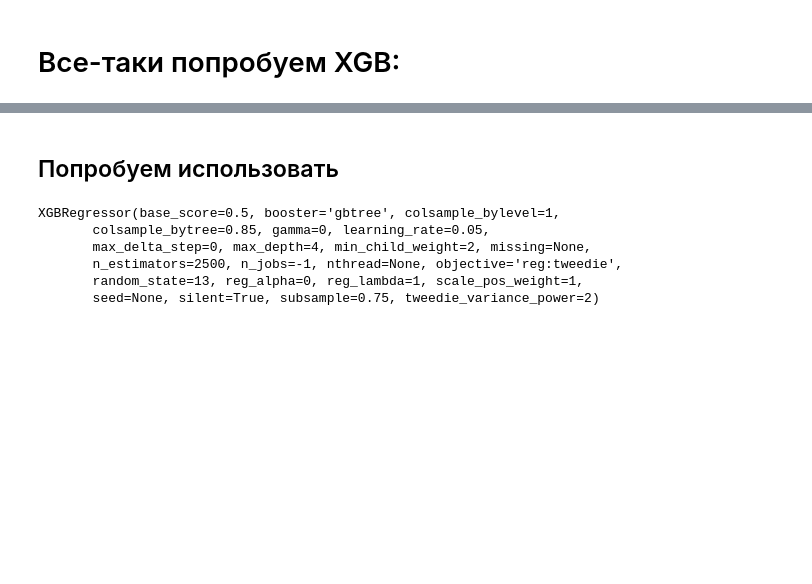
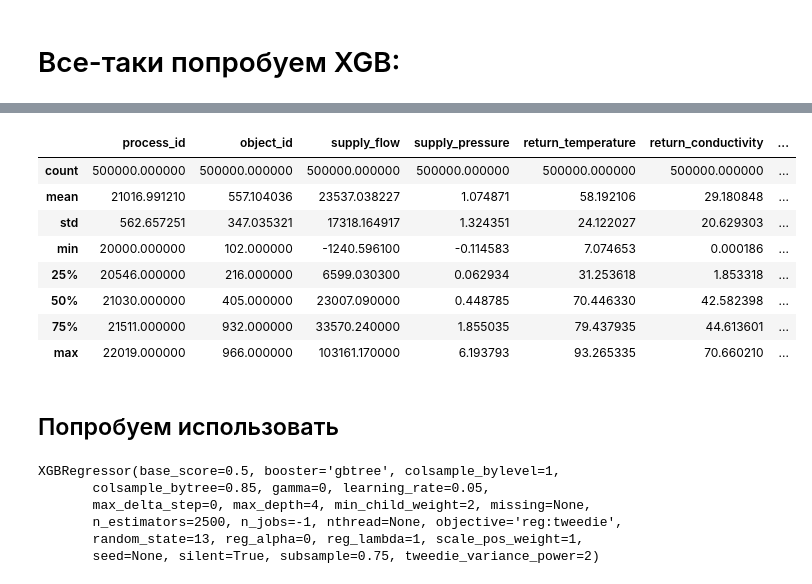
Before and after one commit to paniquex/MSU_2course_selection, a Jupyter notebook: first_task/Untitled.ipynb, the cells around one changed output, grey strips where cells are left out. Cells and saved outputs as stored; diff of their text form; code cells hidden in the pictures; blank space fills up the shorter version.

```diff
--- a/first_task/Untitled.ipynb
+++ b/first_task/Untitled.ipynb
@@ -592,3 +708,15 @@ models_validation(train_features_xgb, np.ravel(train_labels), [xgb], 5)
+# %%
+test_data.head(500000).describe()
+# %% [output]
+|  | process_id | object_id | supply_flow | supply_pressure | return_temperature | return_conductivity | ... |
+| count | 500000.000000 | 500000.000000 | 500000.000000 | 500000.000000 | 500000.000000 | 500000.000000 | ... |
+| mean | 21016.991210 | 557.104036 | 23537.038227 | 1.074871 | 58.192106 | 29.180848 | ... |
+| std | 562.657251 | 347.035321 | 17318.164917 | 1.324351 | 24.122027 | 20.629303 | ... |
+| min | 20000.000000 | 102.000000 | -1240.596100 | -0.114583 | 7.074653 | 0.000186 | ... |
+| 25% | 20546.000000 | 216.000000 | 6599.030300 | 0.062934 | 31.253618 | 1.853318 | ... |
+| 50% | 21030.000000 | 405.000000 | 23007.090000 | 0.448785 | 70.446330 | 42.582398 | ... |
+| 75% | 21511.000000 | 932.000000 | 33570.240000 | 1.855035 | 79.437935 | 44.613601 | ... |
+| max | 22019.000000 | 966.000000 | 103161.170000 | 6.193793 | 93.265335 | 70.660210 | ... |
 # %% [markdown]
 ## Попробуем использовать
 # %%
```
Also changed, not shown: parts of 40 cells of this notebook.
